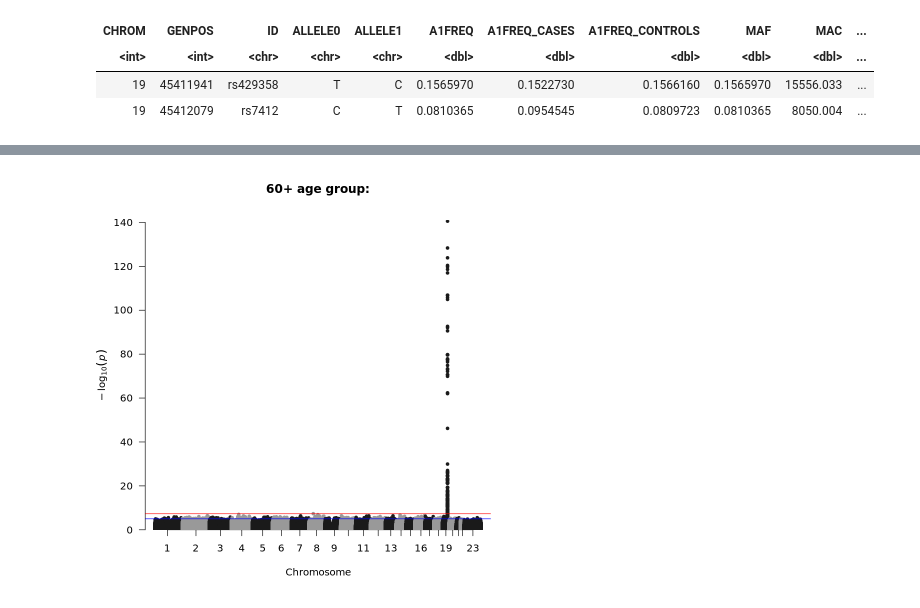
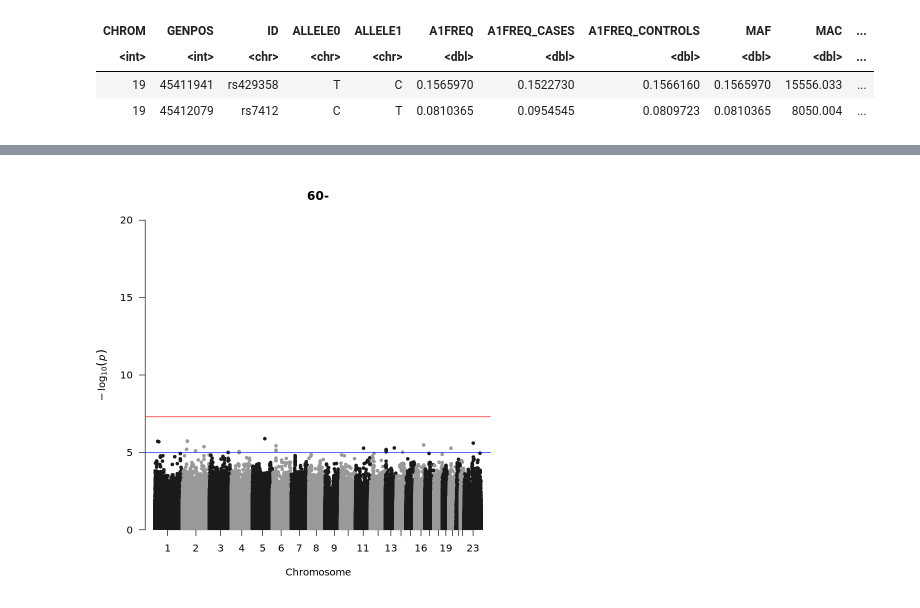
Before and after one commit to VasiliosRaptis/deliriumGen, a Jupyter notebook: ukb.delirium.gwas/sensitivity/dementia_age_stratified/03_postGWASprocessing.ipynb, the cells around one changed output, grey strips where cells are left out. Saved outputs shown, nothing was run; the diff lists cells and outputs as text; code cells hidden in the pictures.

Commit message:
gwas sensitivity

```diff
--- a/ukb.delirium.gwas/sensitivity/dementia_age_stratified/03_postGWASprocessing.ipynb
+++ b/ukb.delirium.gwas/sensitivity/dementia_age_stratified/03_postGWASprocessing.ipynb
@@ -125,15 +215,15 @@ write.table(nodem_qc, 'temp_nodem_fgQC.txt', sep=" ", quote=F, row.names = F)
 ## load & QC
 
 # 60+ group
-system('dx download -f vasilis/data/GWAS/sensitivity/age_stratified/step2/ukb_wb_age60plus_noqc_c*_delirium.regenie')
+# system('dx download -f vasilis/data/GWAS/sensitivity/age_stratified/step2/ukb_wb_age60plus_noqc_c*_delirium.regenie')
 age60plus_files = list.files(pattern="ukb_wb_age60plus_noqc_c.*_delirium.regenie")
 age60plus_qc <- read_and_qc_regenie_files(age60plus_files, N_CASES=6955, N_CONTROLS=335567)
 dim(age60plus_qc)
 
 # 60- group
-system('dx download -f vasilis/data/GWAS/sensitivity/age_stratified/step2/ukb_wb_age60minus_noqc_c*_delirium.regenie')
-age60minus_files = list.files(pattern="ukb_wb_age60minus_noqc_c.*_delirium.regenie")
-age60minus_qc <- read_and_qc_regenie_files(age60minus_files, N_CASES=220, N_CONTROLS=49449)
-dim(age60minus_qc)
+# system('dx download -f vasilis/data/GWAS/sensitivity/age_stratified/step2/ukb_wb_age60minus_noqc_c*_delirium.regenie')
+# age60minus_files = list.files(pattern="ukb_wb_age60minus_noqc_c.*_delirium.regenie")
+# age60minus_qc <- read_and_qc_regenie_files(age60minus_files, N_CASES=220, N_CONTROLS=49449)
+# dim(age60minus_qc)
 # %% [output]
 [1] 22264414       18
@@ -162,5 +262,5 @@ A data.table: 2 × 18
 # %%
-# 60+ group
-manhattan(age60plus_qc[!is.na(age60plus_qc$P),], chr="CHROM", bp="GENPOS", p="P", snp="ID", main='60+ age group:\n')
+# 60- group
+manhattan(age60minus_qc[!is.na(age60minus_qc$P),], chr="CHROM", bp="GENPOS", p="P", snp="ID", main='60-', ylim=c(0,20))
 # %% [output]
-[figure, old version]
+[figure, new version]
```
Also changed, not shown: parts of 16 cells of this notebook.
